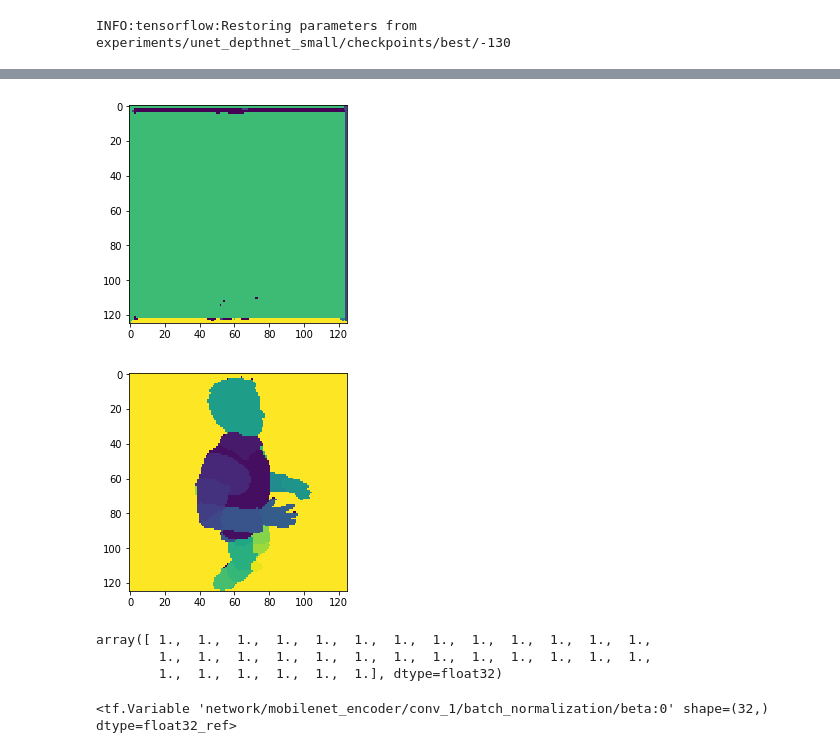
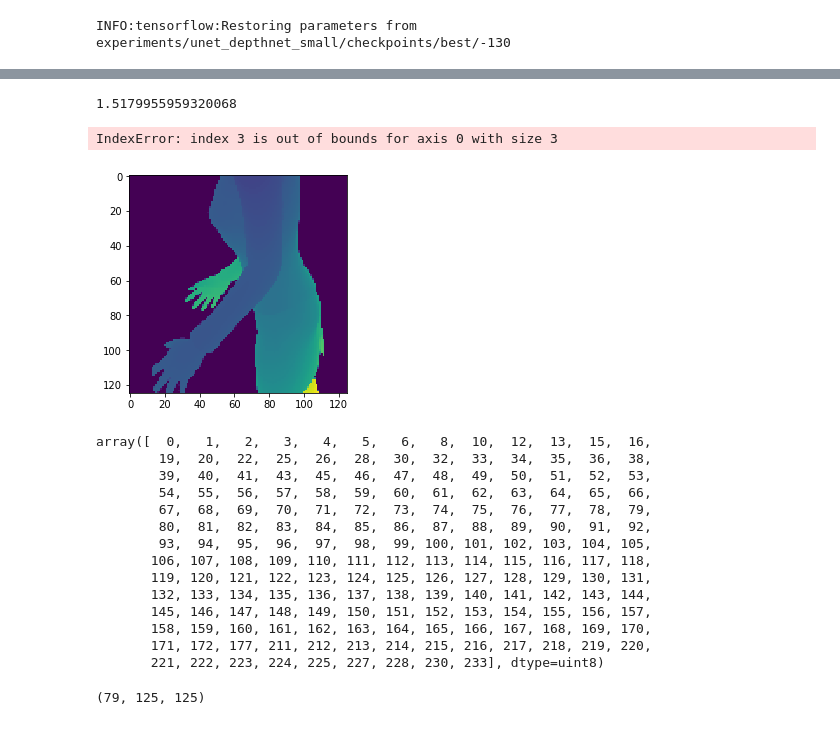
Before and after one commit to JauntVR/TFSegmentation, a Jupyter notebook: run_network.ipynb, the cells around one changed output, grey strips where cells are left out. Cells and saved outputs as stored; diff of their text form; code cells hidden in the pictures.

Commit message:
added code to allow custom color maps, new padding/cropping for images/labels, loading of datasets from pregenerated txt files

```diff
--- a/run_network.ipynb
+++ b/run_network.ipynb
@@ -37,8 +91,8 @@ saver.restore(sess, latest_checkpoint)
 # %% [output]
 INFO:tensorflow:Restoring parameters from experiments/unet_depthnet_small/checkpoints/best/-130
 # %%
-base_path = '/jaunt/users/trevor/TFSegmentation/data/synthetic_seq/test_seq/'
-file_name = 'man_1_punch_6_cam.h5'
+base_path = '/jaunt/users/trevor/volcap/SyntheticData/blender/outputs/test_seq/'
+file_name = 'woman_1_conversation1_6_cam.h5'
 f = h5py.File(base_path+file_name, 'r')
 # %%
 frame = '0050'
@@ -51,12 +105,13 @@ for key in list(f.keys()):
         group = f[key]
         y = group['RAW/CAM1/LABEL']
         x = group['RAW/CAM1/Z']
-        x_batch.append(x)
+        depth_image_scaled = np.array(x, copy=False)
+        depth_image_scaled.clip(MIN_DEPTH, MAX_DEPTH, out=depth_image_scaled)
+        depth_image_scaled -= MIN_DEPTH
+        np.floor_divide(depth_image_scaled, (MAX_DEPTH - MIN_DEPTH + 1) / 256,
+                    out=depth_image_scaled, casting='unsafe')
+        final_image = crop_pad(depth_image_scaled, 125, 125, 0)
+        final_image = np.expand_dims(final_image, 2)
+        x_batch.append(final_image)
+        y = crop_pad(y, 125, 125, 28)
         y_batch.append(y)
-# %%
-x_batch = np.array(x_batch, copy=False)
-x_batch.clip(MIN_DEPTH, MAX_DEPTH, out=x_batch)
-x_batch -= MIN_DEPTH
-np.floor_divide(x_batch, (MAX_DEPTH - MIN_DEPTH + 1) / 256,
-                out=x_batch, casting='unsafe')
-x_batch= np.expand_dims(x_batch,3)
@@ -93,27 +153,41 @@ feed_dict = {model.x_pl: x_batch,
 # %%
-init_op = tf.global_variables_initializer()
-sess.run(init_op)
+a = time.time()
 out_argmax, segmented_imgs = sess.run(
                 [model.out_argmax,
                  model.segmented_summary],
                 feed_dict=feed_dict)
+b = time.time()
+print(b-a)
+# %% [output]
+1.5179955959320068
+# %%
+plt.imshow(segmented_imgs[3])
+plt.show()
+# %% [output]
+IndexError: index 3 is out of bounds for axis 0 with size 3
 # %%
-plt.imshow(out_argmax[2])
+plt.imshow(x_batch[2][:,:,0])
 plt.show()
 # %% [output]
-[figure, old version]
+[figure, new version]
-# %%
-plt.imshow(y_batch[2])
-plt.show()
-# %% [output]
-[figure, removed]
-# %%
-sess.run(var[2])
-# %% [output]
-array([ 1.,  1.,  1.,  1.,  1.,  1.,  1.,  1.,  1.,  1.,  1.,  1.,  1.,
-        1.,  1.,  1.,  1.,  1.,  1.,  1.,  1.,  1.,  1.,  1.,  1.,  1.,
-        1.,  1.,  1.,  1.,  1.,  1.], dtype=float32)
-# %%
-var[3]
-# %% [output]
-<tf.Variable 'network/mobilenet_encoder/conv_1/batch_normalization/beta:0' shape=(32,) dtype=float32_ref>
+# %%
+np.unique(x_batch[2])
+# %% [output]
+array([  0,   1,   2,   3,   4,   5,   6,   8,  10,  12,  13,  15,  16,
+        19,  20,  22,  25,  26,  28,  30,  32,  33,  34,  35,  36,  38,
+        39,  40,  41,  43,  45,  46,  47,  48,  49,  50,  51,  52,  53,
+        54,  55,  56,  57,  58,  59,  60,  61,  62,  63,  64,  65,  66,
+        67,  68,  69,  70,  71,  72,  73,  74,  75,  76,  77,  78,  79,
+        80,  81,  82,  83,  84,  85,  86,  87,  88,  89,  90,  91,  92,
+        93,  94,  95,  96,  97,  98,  99, 100, 101, 102, 103, 104, 105,
+       106, 107, 108, 109, 110, 111, 112, 113, 114, 115, 116, 117, 118,
+       119, 120, 121, 122, 123, 124, 125, 126, 127, 128, 129, 130, 131,
+       132, 133, 134, 135, 136, 137, 138, 139, 140, 141, 142, 143, 144,
+       145, 146, 147, 148, 149, 150, 151, 152, 153, 154, 155, 156, 157,
+       158, 159, 160, 161, 162, 163, 164, 165, 166, 167, 168, 169, 170,
+       171, 172, 177, 211, 212, 213, 214, 215, 216, 217, 218, 219, 220,
+       221, 222, 223, 224, 225, 227, 228, 230, 233], dtype=uint8)
+# %%
+a.shape
+# %% [output]
+(79, 125, 125)
```
Also changed, not shown: parts of 7 cells of this notebook, 7 other files.
